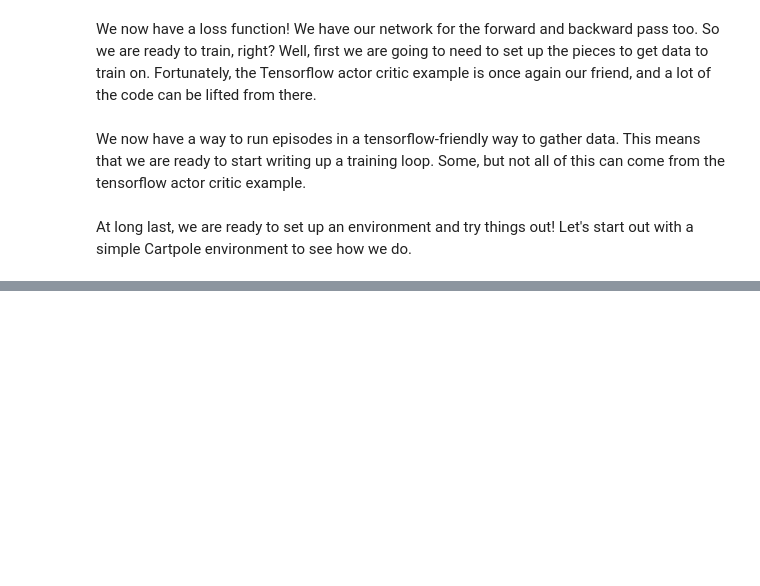
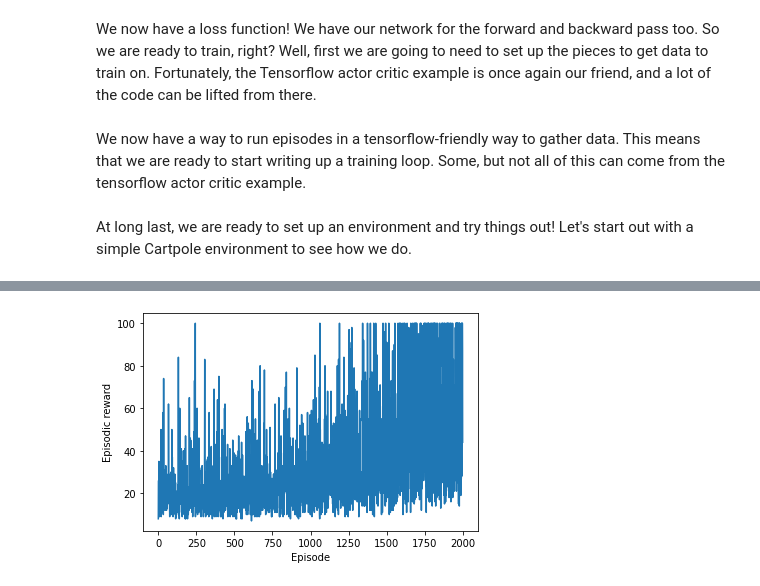
Before and after one commit to gth828r/ppo, a Jupyter notebook: ppo.ipynb, the cells around one changed output, grey strips where cells are left out. Cells and saved outputs as stored; diff of their text form; code cells hidden in the pictures; blank space fills up the shorter version.

Commit message:
Kind of working?  Maybe just needs HP tuning.
 * Fixed issue with calculating the returns
 * Runing hyper parameters, still not done though.

Addresses 1

```diff
--- a/ppo.ipynb
+++ b/ppo.ipynb
@@ -38,13 +38,15 @@ class SimpleActorCritic(tf.keras.Model):
     """Initialize."""
     super().__init__()
 
-    self.common = layers.Dense(num_hidden_units, activation="relu")
+    self.common1 = layers.Dense(num_hidden_units, activation="relu")
+    self.common2 = layers.Dense(num_hidden_units, activation="relu")
     self.actor = layers.Dense(num_actions)
     self.critic = layers.Dense(1)
 
   def call(self, inputs):
-    x = self.common(inputs)
-    return self.actor(x), self.critic(x)
+    x1 = self.common1(inputs)
+    x2 = self.common2(x1)
+    return self.actor(x2), self.critic(x2)
 # %% [markdown]
 Now we have our Actor Critic model, but we don't actually need the value function for PPO... we need the advantage function. The advantage function is tracking the *advantage* of taking one action over others in a particular state. This is simply the Q value of that particular state action pair subtracting out the value of being in that state: $A^{\pi}(s_t,a_t) = Q^{\pi}(s_t,a_t)-V^{\pi}(s_t)$
 
@@ -110,9 +110,9 @@ The next two terms in our overall loss function were $-c_1L^{VF}_t(\theta)+c_2S[
 
 The below code is based once again on the Tensorflow actor critic example, but since this is for PPO, we start to diverge from their implementation.
 # %%
-#huber_loss = tf.keras.losses.Huber(reduction=tf.keras.losses.Reduction.SUM)
+huber_loss = tf.keras.losses.Huber(reduction=tf.keras.losses.Reduction.SUM)
 
-def compute_ppo_loss(new_action_probs, actions, old_action_probs, values, returns, c1, c2, epsilon):
+def compute_ppo_loss(new_action_probs, actions, old_action_probs, values, advantages, returns, c1, c2, epsilon):
   """Computes the proximal policy loss."""
 
   # TODO: this should be optimized to reduce computation
@@ -132,9 +132,6 @@ def compute_ppo_loss(new_action_probs, actions, old_action_probs, values, return
   # Calculate the value of R for the actions taken in our rollouts
   r = tf.math.exp(new_action_log_probs - old_action_log_probs)
 
-  # Calculate estimated advantages
-  advantages = returns - values
-
   # Compute the clipped value of r to ensure that we are not too aggressive in
   # updates in policy space which we think are going in the right direction.
   clipped_r = tf.clip_by_value(r, 1 - epsilon, 1 + epsilon)
@@ -227,7 +221,7 @@ import tqdm
 from matplotlib import pyplot as plt
 
 # Create the environment
-env = gym.make("CartPole-v0")
+env = gym.make("CartPole-v1")
 
 # Set seed for experiment reproducibility
 seed = 12345
@@ -238,37 +232,37 @@ np.random.seed(seed)
 # Small epsilon value for stabilizing division operations
 eps = np.finfo(np.float32).eps.item()
 
-max_episodes = 1000
-max_steps_per_episode = 50
+max_episodes = 2000
+max_steps_per_episode = 100
 
-# Cartpole-v0 is considered solved if average reward is >= 195 over 100
+# Cartpole-v1 is considered solved if average reward is >= 195 over 100
 # consecutive trials
 reward_threshold = 195
 running_reward = 0
 
 # Learning rate for optimizer
-_learning_rate = 1e-4
+_learning_rate = 3e-5
 
 # Discount factor for future rewards
 gamma = 0.99
 
 # Generalized advantage estimate trade-off (between 0 and 1)
-lambda_ = 0.98
+lambda_ = 0.97
 
 # Loss function parameters
 c1 = 0.5
-c2 = 5e-3
+c2 = 1e-3
 epsilon = 0.1
 
 # Initialize optimizer
 optimizer = tf.keras.optimizers.Adam(learning_rate=_learning_rate)
 
 num_actions = env.action_space.n
-num_hidden_units = 256
+num_hidden_units = 128
 
 model = SimpleActorCritic(num_actions, num_hidden_units)
 
-gather_episodes = 5
+gather_episodes = 4
 num_epochs = 4
 
 # Make sure that the number of training epochs is smaller
@@ -278,9 +272,10 @@ num_epochs = 4
 assert(num_epochs <= (gather_episodes * max_steps_per_episode))
 
 # FIXME: make this arch dependent
-minibatch_size = 4
+minibatch_size = 32
 
 running_reward = 0
+max_running_reward = 0
 episode_rewards = []
 
 total_losses = []
@@ -303,27 +298,32 @@ with tqdm.trange(max_episodes // gather_episodes) as steps:
 
     # Gather data over some number of episodes
     for g in range(gather_episodes):
-      episode_reward = 0
+
       state = env.reset()
       done = False
+
+      episode_reward = 0
+      epsiode_returns = []
+      cur_ep_rewards = []
+      cur_ep_dones = []
+
       for t in range(max_steps_per_episode):
-        if not done:
-          # Get a logits for aactions and predicted values
-          action_logits, value = model(tf.expand_dims(state, 0))
+        # Get a logits for aactions and predicted values
+        action_logits, value = model(tf.expand_dims(state, 0))
 
-          # Sample an action from the logits
-          action = tf.random.categorical(action_logits, 1)[0, 0]
+        # Sample an action from the logits
+        action = tf.random.categorical(action_logits, 1)[0, 0]
 
-          # Track the distribution and grad the probability for the action we took
-          action_prob_dist = tf.nn.softmax(action_logits)
-          action_prob = action_prob_dist[:, action]
+        # Track the distribution and grad the probability for the action we took
+        action_prob_dist = tf.nn.softmax(action_logits)
+        action_prob = action_prob_dist[:, action]
 
-          # Take a step in the simulator
-          state, reward, done, _ = env.step(action.numpy())
+        # Take a step in the simulator
+        state, reward, done, _ = env.step(action.numpy())
 
-          # Keep track of values when the episode is not done by
-          # 1 means the timestep counts
-          done_f = float(int(done) ^ 1)
+        # Keep track of values when the episode is not done by
+        # 1 means the timestep counts
+        done_f = float(1 - int(done))
 
         # Store it in memory
         states.append(state)
@@ -333,13 +333,18 @@ with tqdm.trange(max_episodes // gather_episodes) as steps:
         rewards.append(reward)
         dones.append(done_f)
 
-      for reward, done in zip(rewards, dones):
+        cur_ep_rewards.append(reward)
+        cur_ep_dones.append(done_f)
+
+        if done:
+          break
+
+      for reward, done in zip(cur_ep_rewards, cur_ep_dones):
         episode_reward += (reward * done)
 
       episode_rewards.append(episode_reward)
       running_reward = episode_reward*0.01 + running_reward*.99
-
-      steps.set_postfix(episode_reward=episode_rewards[-1], running_reward=running_reward)
+      max_running_reward = max(running_reward, max_running_reward)
 
     # Convert the data to tensors
     states = tf.squeeze(tf.convert_to_tensor(states))
@@ -353,9 +358,17 @@ with tqdm.trange(max_episodes // gather_episodes) as steps:
 
     returns = get_expected_returns(values, rewards, final_value, dones, gamma, lambda_)
     returns = tf.expand_dims(tf.squeeze(tf.convert_to_tensor(returns)), 1)
+    advantages = returns - values
+
+    #if step % 20 == 0:
+      #print()
+      #print("======================================")
+      #print("Values:", tf.squeeze(values))
+      #print("Rewards:", rewards)
+      #print("Returns:", tf.squeeze(returns))
 
     # Convert tensors to a dataset with shuffled minibatches and a target number of epochs
-    dataset = tf.data.Dataset.from_tensor_slices((states, actions, action_probs, values, returns))
+    dataset = tf.data.Dataset.from_tensor_slices((states, actions, action_probs, advantages, returns))
     dataset = dataset.shuffle(max_steps_per_episode * minibatch_size).repeat(num_epochs).batch(minibatch_size)
 
     # Train over the gathered data for some number of iterations
@@ -364,9 +377,10 @@ with tqdm.trange(max_episodes // gather_episodes) as steps:
       mb_states = batch[0]
       mb_actions = batch[1]
       mb_action_probs = batch[2]
-      mb_values = batch[3]
+      mb_advantages = batch[3]
       mb_returns = batch[4]
-      loss, L_a, L_c, S = train_minibatch(mb_states, mb_actions, mb_action_probs, mb_values, mb_returns, model, optimizer, c1, c2, epsilon)
+      mb_action_idx = tf.transpose(tf.stack([tf.range(mb_actions.shape[0]), tf.squeeze(mb_actions, 1)]))
+      loss, L_a, L_c, S = train_minibatch(mb_states, mb_actions, mb_action_idx, mb_action_probs, mb_advantages, mb_returns, model, optimizer, c1, c2, epsilon)
 
     if loss:
       total_losses.append(loss)
@@ -374,7 +388,9 @@ with tqdm.trange(max_episodes // gather_episodes) as steps:
       critic_losses.append(c1 * L_c)
       entropy_terms.append(c2 * S)
 
-    steps.set_description(f'Completed step {step} with {gather_episodes} episode rollouts and {num_epochs} training epochs')
+
+    steps.set_description(f'Finished step {step} with {gather_episodes} episode rollouts and {num_epochs} training epochs')
+    steps.set_postfix(episode_reward=episode_rewards[-gather_episodes:], running_reward=running_reward, max_running_reward=max_running_reward)
 
     if running_reward > reward_threshold:
         break
@@ -382,30 +398,31 @@ with tqdm.trange(max_episodes // gather_episodes) as steps:
 plt.plot(np.array(episode_rewards))
 plt.xlabel("Episode")
 plt.ylabel("Episodic reward")
 plt.show()
 
 plt.plot(np.array(total_losses))
 plt.xlabel("PPO Step")
 plt.ylabel("Total Loss")
 plt.show()
 
 plt.plot(np.array(actor_losses))
 plt.xlabel("PPO Step")
 plt.ylabel("Actor Loss")
 plt.show()
 
 plt.plot(np.array(critic_losses))
 plt.xlabel("PPO Step")
 plt.ylabel("Scaled Critic Loss")
 plt.show()
 
 plt.plot(np.array(entropy_terms))
 plt.xlabel("PPO Step")
 plt.ylabel("Scaled Entropy")
 plt.show()
 
 if running_reward > reward_threshold:
   print(f'\nSolved at episode {step}: average reward: {running_reward:.2f}!')
 else:
   print(f'\nUnable to solve after {step} episodes. Average reward: {running_reward:.2f}')
 # %% [output]
+[figure, added]
```
Also changed, not shown: parts of 6 cells of this notebook.
